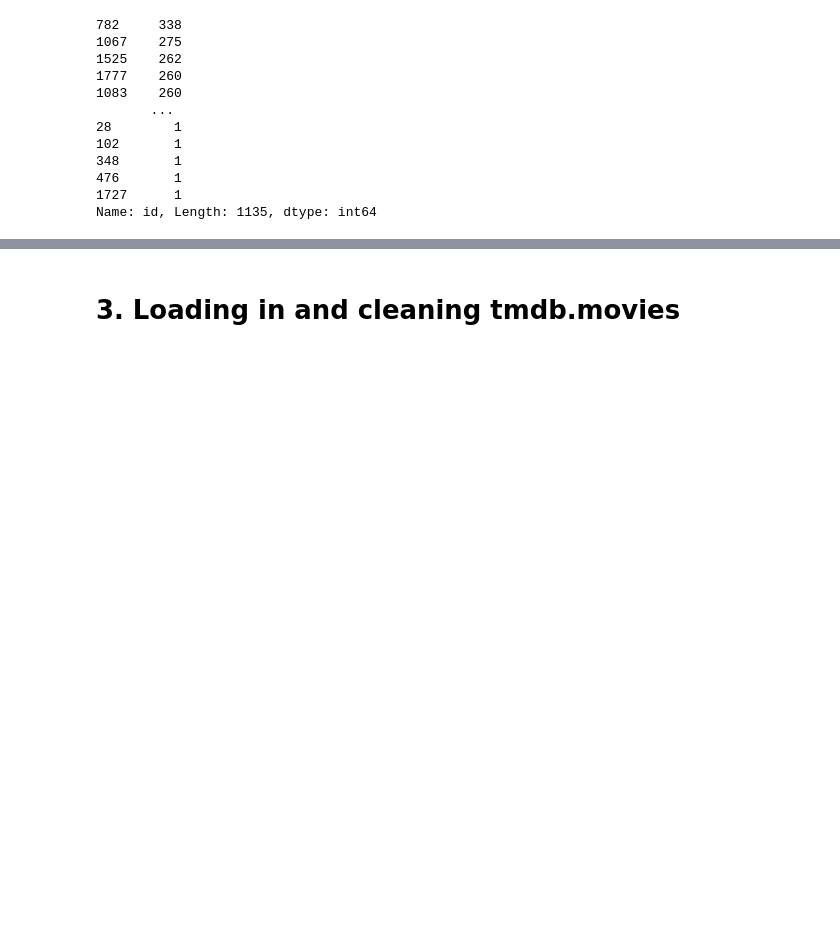
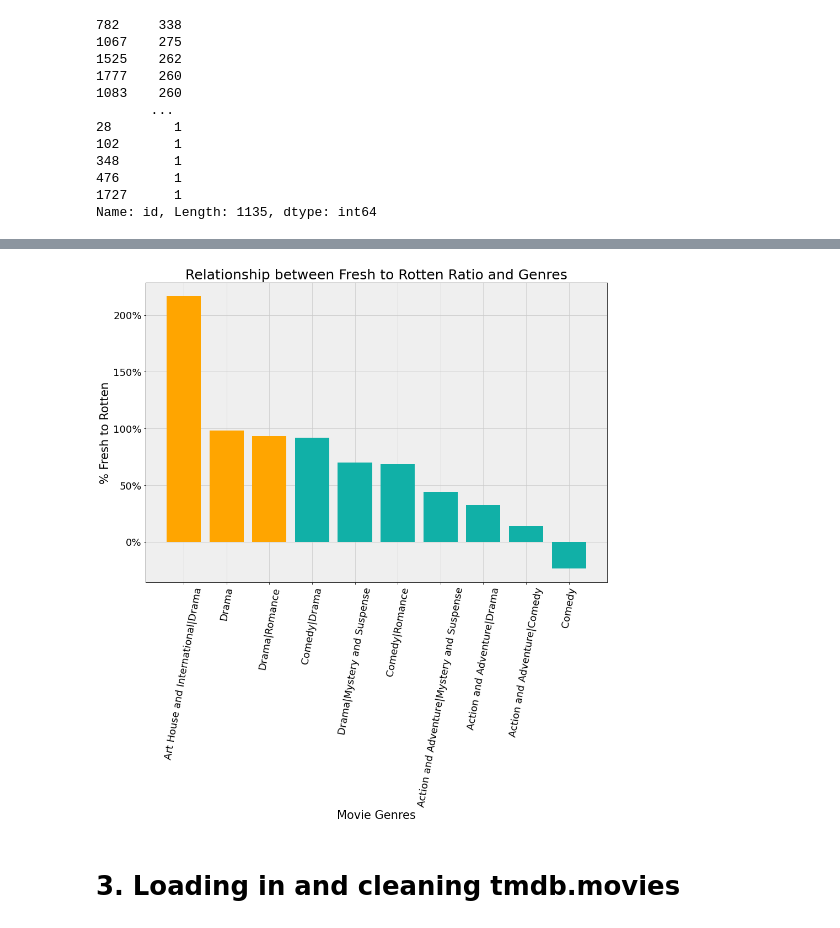
Before and after one commit to kmatk/Movie_Studio_P1_Project, a Jupyter notebook: JN Rough Draft template_vs.ipynb, the cells around one changed output, grey strips where cells are left out. Saved outputs shown, nothing was run; the diff lists cells and outputs as text; code cells hidden in the pictures; blank space fills up the shorter version.

```diff
--- a/JN Rough Draft template_vs.ipynb
+++ b/JN Rough Draft template_vs.ipynb
@@ -355,3 +387,28 @@ Rt_id_left_join = Rt_Reviews.join(Rt.set_index(['id']), on=['id'])
+# %%
+#Plot
+import matplotlib.ticker as mtick
+fig, ax = plt.subplots(figsize=(15,10))
+small_size, medium_size, large_size, xlarge_size = 14, 18, 21, 25
+plt.rc('font', size=small_size)
+plt.rc('axes', titlesize=xlarge_size)
+plt.rc('axes', labelsize=large_size)
+plt.rc('xtick', labelsize=medium_size)
+plt.rc('ytick', labelsize=medium_size)
+plt.grid(color="#cccccc")
+ax.set_axisbelow(True)
+ax.set_facecolor("#efefef")
+colors = ["orange" if i == "Drama" or i =="Art House and International|Drama" or i == "Drama|Romance"else "#11b0a7" for i in for_Rt_genre_cutoff['genre'].head(10)]
+
+ax.bar(x=for_Rt_genre_cutoff['genre'].head(10),height=for_Rt_genre_cutoff['fresh_ratio_%'].head(10),color=colors)
+plt.gca().yaxis.set_major_formatter(mtick.PercentFormatter(xmax=1.0))
+ax.set_xticklabels(labels=for_Rt_genre_cutoff['genre'].head(10), rotation=80)
+ax.set_xlabel('Movie Genres')
+ax.set_ylabel('% Fresh to Rotten')
+ax.set_title("Relationship between Fresh to Rotten Ratio and Genres")
+plt.tight_layout
+plt.savefig('Rt_fresh_rot.png', dpi=1000)
+# %% [output]
+[figure, added]
 # %% [markdown]
 # 3. Loading in and cleaning tmdb.movies
 # %%
```
Also changed, not shown: parts of 9 cells of this notebook, 3 other files.
